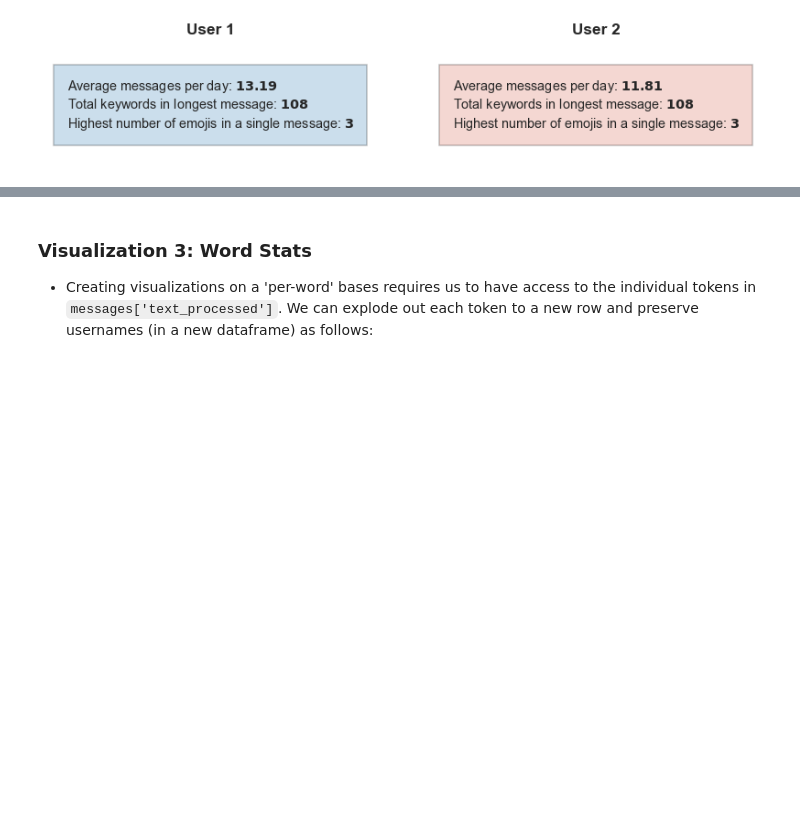
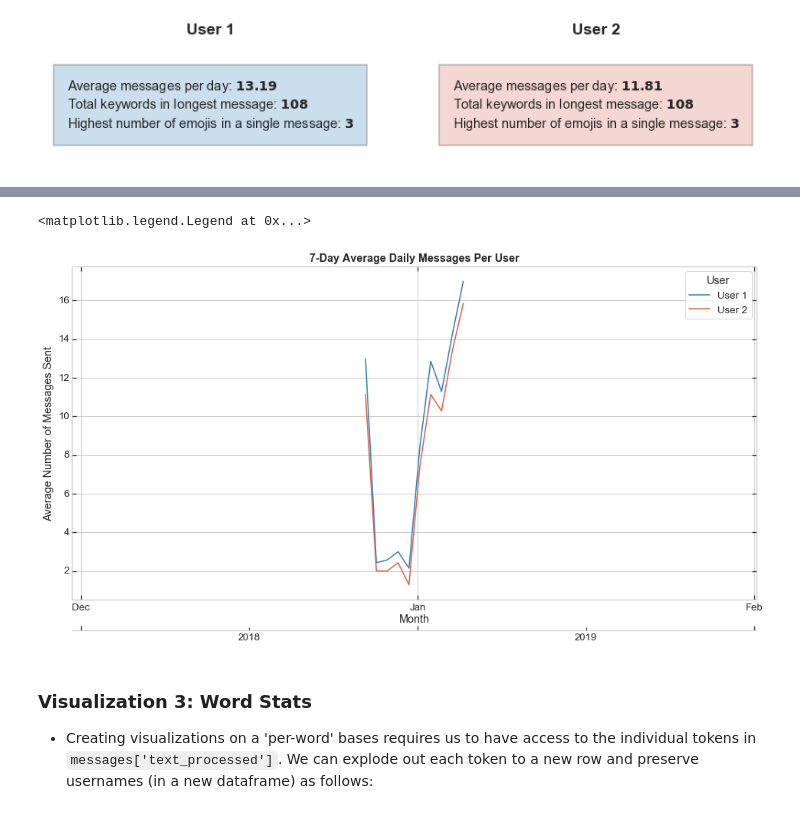
Before and after one commit to shenal-siri/WhatsApp-Chat-Viz, a Jupyter notebook: Chat-History-Prototyping.ipynb, the cells around one changed output, grey strips where cells are left out. Cells and saved outputs as stored; diff of their text form; code cells hidden in the pictures; blank space fills up the shorter version.

```diff
--- a/Chat-History-Prototyping.ipynb
+++ b/Chat-History-Prototyping.ipynb
@@ -886,3 +935,46 @@ ax1.legend(handles=handles[1:], labels=labels[1:], title="User")
+# %%
+# Define plot style, palette and font scaling
+sns.set_style('whitegrid')
+sns.set_palette(PALETTE_PAIR)
+sns.set_context("notebook", font_scale=1.2, rc={"lines.linewidth": 1.5})
+
+# Set figure size, first (host) axes, and plot using Seaborn
+fig = plt.figure(figsize=(16,8))
+ax1 = SubplotHost(fig, 111)
+fig.add_subplot(ax1)
+ax1 = sns.lineplot(data=vis_timeseries_day, x="date_time", y="msg_qty_rolling", hue="username", ci=None)
+
+# Define by-month ticks on x-axis, define formatting, and define limits
+ax1.xaxis.set_major_locator(mdates.MonthLocator(interval=1))
+ax1.xaxis.set_major_formatter(mdates.DateFormatter("%b"))
+ax1.set_xlim(left=time_start, right=time_end)
+
+# Use helper function to define tick parameters for the second 'parasite' axis
+year_ticks, year_labels, year_label_ticks = find_xaxis_params(ax1, time_start, time_end)
+
+# Create second axis, position, and modify visibility
+ax2 = ax1.twiny()
+offset = 0, -40    # Hardcoded position of the second axis
+new_axisline = ax2.get_grid_helper().new_fixed_axis
+ax2.axis["bottom"] = new_axisline(loc="bottom", axes=ax2, offset=offset)
+ax2.axis["top"].set_visible(False)
+ax1.axis["top"].set_visible(True)
+
+# Define / draw second axis using params
+ax2.set_xticks(year_ticks)
+ax2.xaxis.set_major_formatter(ticker.NullFormatter())
+ax2.xaxis.set_minor_locator(ticker.FixedLocator(year_label_ticks))
+ax2.xaxis.set_minor_formatter(ticker.FixedFormatter(year_labels))
+
+# Formatting axes elements and titles
+ax1.set_title("7-Day Average Daily Messages Per User", weight="bold")
+ax1.set_xlabel("Month")
+ax1.set_ylabel("Average Number of Messages Sent")
+handles, labels = ax1.get_legend_handles_labels()
+ax1.legend(handles=handles[1:], labels=labels[1:], title="User")
+# %% [output]
+<matplotlib.legend.Legend at 0x...>
+[figure, added]
 # %% [markdown]
 ### Visualization 3: Word Stats
 - Creating visualizations on a 'per-word' bases requires us to have access to the individual tokens in `messages['text_processed']`. We can explode out each token to a new row and preserve usernames (in a new dataframe) as follows:
```
Also changed, not shown: parts of 14 cells of this notebook.
